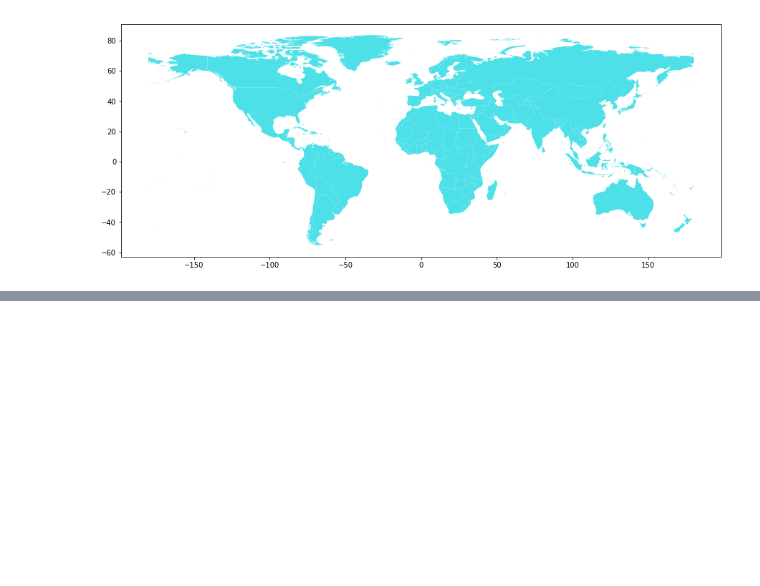
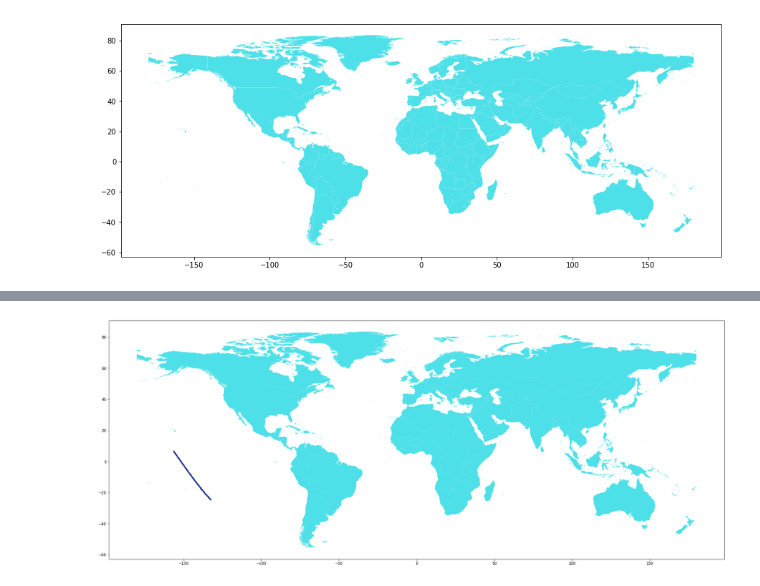
Before and after one commit to 99KHayes/ISS_tracking, a Jupyter notebook: ISS_notebook.ipynb, the cells around one changed output, grey strips where cells are left out. Drawn from its saved outputs; the diff is of its cells as text; code cells hidden in the pictures; blank space fills up the shorter version.

```diff
--- a/ISS_notebook.ipynb
+++ b/ISS_notebook.ipynb
@@ -165,0 +182,10 @@ ISS_df.plot(figsize=(15,10), color='#0B2380')
+# %%
+# Plotting to see the ISS overlay the world:
+# make earth the base figure
+fig, ax = plt.subplots(1, figsize=(30,20))
+base = earth.plot(ax=ax, color='#4DE0E8')
+
+# plotting the ISS position over the eart with navy
+geo_ISS.plot(ax=base, color='#0B2380', marker="*", markersize=10);
+# %% [output]
+[figure, added]
```
Also changed, not shown: parts of 2 cells of this notebook.
